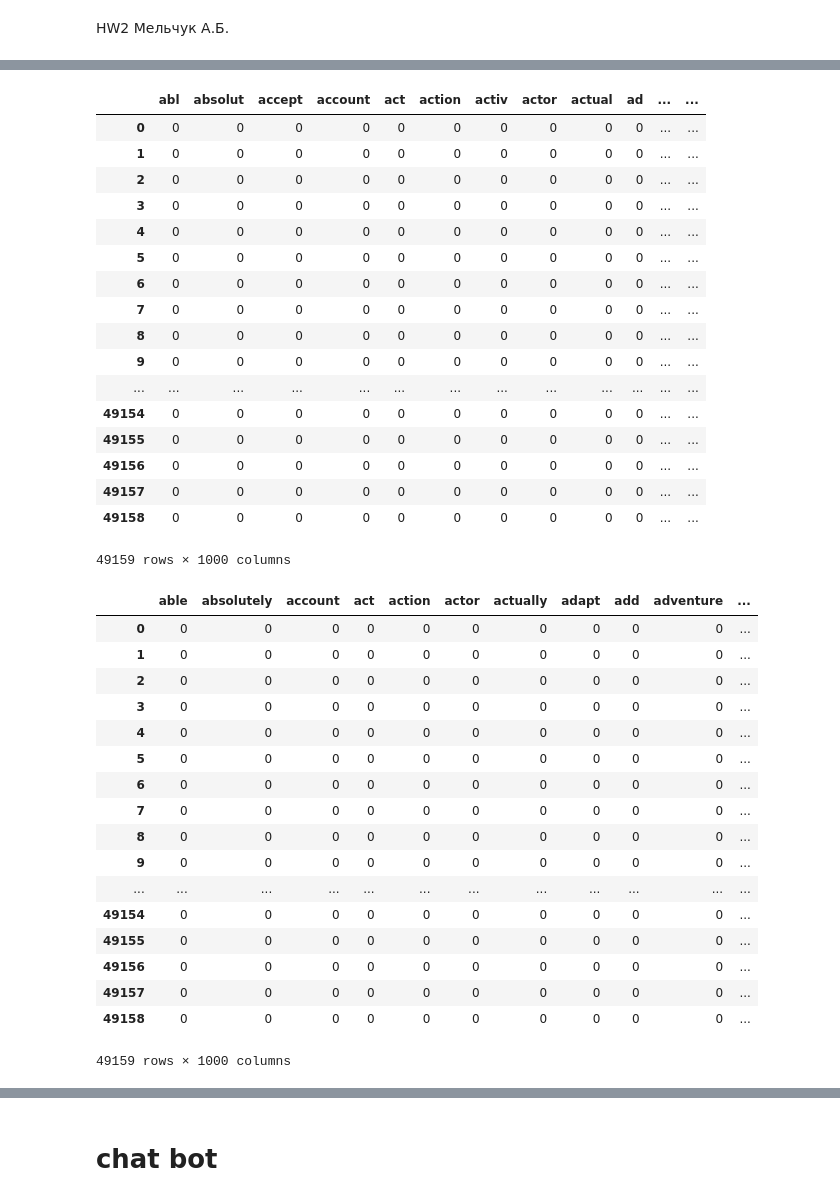
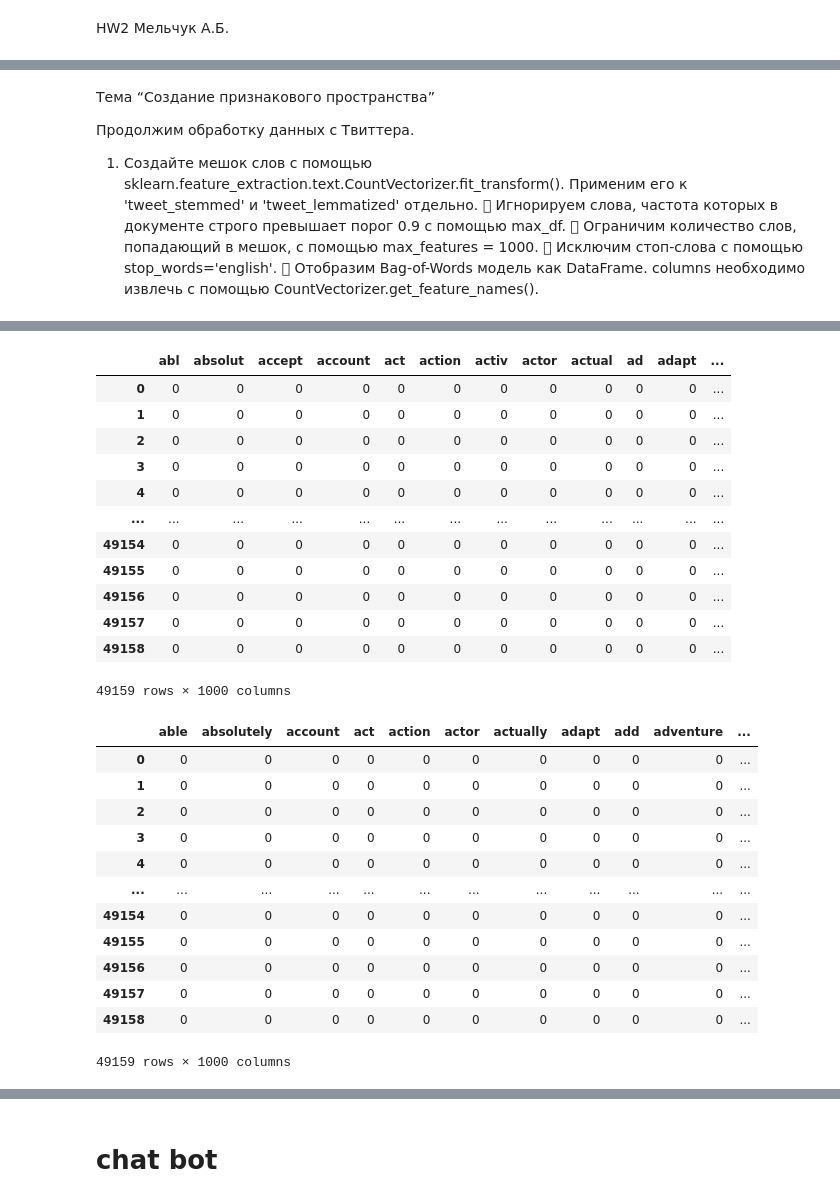
Before and after one commit to mindblower5000/gu-nlp, a Jupyter notebook: hw_lesson_2.ipynb, the cells around one changed output, grey strips where cells are left out. Drawn from its saved outputs; the diff is of its cells as text; code cells hidden in the pictures.

```diff
--- a/hw_lesson_2.ipynb
+++ b/hw_lesson_2.ipynb
@@ -37,3 +3,13 @@ HW2 Мельчук А.Б.
+# %% [markdown]
+Тема “Создание признакового пространства”
+
+Продолжим обработку данных с Твиттера.
+
+1. Создайте мешок слов с помощью sklearn.feature_extraction.text.CountVectorizer.fit_transform(). Применим его к 'tweet_stemmed' и 'tweet_lemmatized' отдельно.
+	Игнорируем слова, частота которых в документе строго превышает порог 0.9 с помощью max_df.
+	Ограничим количество слов, попадающий в мешок, с помощью max_features = 1000.
+	Исключим стоп-слова с помощью stop_words='english'.
+	Отобразим Bag-of-Words модель как DataFrame. columns необходимо извлечь с помощью CountVectorizer.get_feature_names().
 # %%
 import warnings
 warnings.filterwarnings("ignore")
@@ -44,6 +21,6 @@ import numpy as np
 # %%
-tweets = pd.read_pickle('./proccessed_tweets.pkl')
-tweets.head()
+combine_df = pd.read_pickle('/content/combine_df.pkl')
+combine_df.head()
 # %% [output]
 |  | id | label | tweet | tweet_token | tweet_token_filtered | tweet_stemmed | tweet_lemmatized |
 | 0 | 1 | 0.0 | when father is dysfunctional and ... | [when, father, is, dysfunctional,... | [father, dysfunctional, selfish, ... | [father, dysfunct, selfish, drag,... | [father, dysfunctional, selfish, ... |
@@ -52,47 +29,41 @@ tweets.head()
 | 3 | 4 | 0.0 | model love you take with you all ... | [model, love, you, take, with, yo... | [model, love, take, time, ur] | [model, love, take, time, ur] | [model, love, take, time, ur] |
 | 4 | 5 | 0.0 | factsguide society now motivation | [factsguide, society, now, motiva... | [factsguide, society, motivation] | [factsguid, societi, motiv] | [factsguide, society, motivation] |
 # %%
-def identity_tokenizer(text):
+def tokenizer(text):
     return text
 # %%
-stemmed_count_vectorizer = CountVectorizer(tokenizer=identity_tokenizer, stop_words='english',
-                                   lowercase=False, max_df=0.9, max_features=1000)
+count_vectorizer = CountVectorizer(tokenizer=tokenizer, stop_words='english', lowercase=False, max_df=0.9,max_features = 1000)
 
 # Создаем the Bag-of-Words модель
-stemmed_count_bag_of_words = stemmed_count_vectorizer.fit_transform(tweets['tweet_stemmed'].tolist())
+count_bag_of_words = count_vectorizer.fit_transform(combine_df['tweet_stemmed'].tolist())
 
 # Отобразим Bag-of-Words модель как DataFrame
-feature_names = stemmed_count_vectorizer.get_feature_names()
-pd.DataFrame(stemmed_count_bag_of_words.toarray(), columns = feature_names)
+feature_names = count_vectorizer.get_feature_names()
+pd.DataFrame(count_bag_of_words.toarray(), columns = feature_names)
 # %% [output]
-|  | abl | absolut | accept | account | act | action | activ | actor | actual | ad | ... | ... |
-| 0 | 0 | 0 | 0 | 0 | 0 | 0 | 0 | 0 | 0 | 0 | ... | ... |
-| 1 | 0 | 0 | 0 | 0 | 0 | 0 | 0 | 0 | 0 | 0 | ... | ... |
-| 2 | 0 | 0 | 0 | 0 | 0 | 0 | 0 | 0 | 0 | 0 | ... | ... |
-| 3 | 0 | 0 | 0 | 0 | 0 | 0 | 0 | 0 | 0 | 0 | ... | ... |
-| 4 | 0 | 0 | 0 | 0 | 0 | 0 | 0 | 0 | 0 | 0 | ... | ... |
-| 5 | 0 | 0 | 0 | 0 | 0 | 0 | 0 | 0 | 0 | 0 | ... | ... |
-| 6 | 0 | 0 | 0 | 0 | 0 | 0 | 0 | 0 | 0 | 0 | ... | ... |
-| 7 | 0 | 0 | 0 | 0 | 0 | 0 | 0 | 0 | 0 | 0 | ... | ... |
-| 8 | 0 | 0 | 0 | 0 | 0 | 0 | 0 | 0 | 0 | 0 | ... | ... |
-| 9 | 0 | 0 | 0 | 0 | 0 | 0 | 0 | 0 | 0 | 0 | ... | ... |
+|  | abl | absolut | accept | account | act | action | activ | actor | actual | ad | adapt | ... |
+| 0 | 0 | 0 | 0 | 0 | 0 | 0 | 0 | 0 | 0 | 0 | 0 | ... |
+| 1 | 0 | 0 | 0 | 0 | 0 | 0 | 0 | 0 | 0 | 0 | 0 | ... |
+| 2 | 0 | 0 | 0 | 0 | 0 | 0 | 0 | 0 | 0 | 0 | 0 | ... |
+| 3 | 0 | 0 | 0 | 0 | 0 | 0 | 0 | 0 | 0 | 0 | 0 | ... |
+| 4 | 0 | 0 | 0 | 0 | 0 | 0 | 0 | 0 | 0 | 0 | 0 | ... |
 | ... | ... | ... | ... | ... | ... | ... | ... | ... | ... | ... | ... | ... |
-| 49154 | 0 | 0 | 0 | 0 | 0 | 0 | 0 | 0 | 0 | 0 | ... | ... |
-| 49155 | 0 | 0 | 0 | 0 | 0 | 0 | 0 | 0 | 0 | 0 | ... | ... |
-| 49156 | 0 | 0 | 0 | 0 | 0 | 0 | 0 | 0 | 0 | 0 | ... | ... |
-| 49157 | 0 | 0 | 0 | 0 | 0 | 0 | 0 | 0 | 0 | 0 | ... | ... |
-| 49158 | 0 | 0 | 0 | 0 | 0 | 0 | 0 | 0 | 0 | 0 | ... | ... |
+| 49154 | 0 | 0 | 0 | 0 | 0 | 0 | 0 | 0 | 0 | 0 | 0 | ... |
+| 49155 | 0 | 0 | 0 | 0 | 0 | 0 | 0 | 0 | 0 | 0 | 0 | ... |
+| 49156 | 0 | 0 | 0 | 0 | 0 | 0 | 0 | 0 | 0 | 0 | 0 | ... |
+| 49157 | 0 | 0 | 0 | 0 | 0 | 0 | 0 | 0 | 0 | 0 | 0 | ... |
+| 49158 | 0 | 0 | 0 | 0 | 0 | 0 | 0 | 0 | 0 | 0 | 0 | ... |
 49159 rows × 1000 columns
 # %%
-lemmatized_count_vectorizer = CountVectorizer(tokenizer=identity_tokenizer, stop_words='english',
-                                   lowercase=False, max_df=0.9, max_features=1000)
+count_vectorizer_lem = CountVectorizer(tokenizer=tokenizer, stop_words='english',
+                                   lowercase=False, max_df=0.9,max_features = 1000)
 
 # Создаем the Bag-of-Words модель
-lemmatized_count_bag_of_words = lemmatized_count_vectorizer.fit_transform(tweets['tweet_lemmatized'].tolist())
+count_bag_of_words_lem = count_vectorizer_lem.fit_transform(combine_df['tweet_lemmatized'].tolist())
 
 # Отобразим Bag-of-Words модель как DataFrame
-feature_names = lemmatized_count_vectorizer.get_feature_names()
-pd.DataFrame(lemmatized_count_bag_of_words.toarray(), columns = feature_names)
+feature_names = count_vectorizer_lem.get_feature_names()
+pd.DataFrame(count_bag_of_words_lem.toarray(), columns = feature_names)
 # %% [output]
 |  | able | absolutely | account | act | action | actor | actually | adapt | add | adventure | ... |
 | 0 | 0 | 0 | 0 | 0 | 0 | 0 | 0 | 0 | 0 | 0 | ... |
@@ -100,11 +71,6 @@ pd.DataFrame(lemmatized_count_bag_of_words.toarray(), columns = feature_names)
 | 2 | 0 | 0 | 0 | 0 | 0 | 0 | 0 | 0 | 0 | 0 | ... |
 | 3 | 0 | 0 | 0 | 0 | 0 | 0 | 0 | 0 | 0 | 0 | ... |
 | 4 | 0 | 0 | 0 | 0 | 0 | 0 | 0 | 0 | 0 | 0 | ... |
-| 5 | 0 | 0 | 0 | 0 | 0 | 0 | 0 | 0 | 0 | 0 | ... |
-| 6 | 0 | 0 | 0 | 0 | 0 | 0 | 0 | 0 | 0 | 0 | ... |
-| 7 | 0 | 0 | 0 | 0 | 0 | 0 | 0 | 0 | 0 | 0 | ... |
-| 8 | 0 | 0 | 0 | 0 | 0 | 0 | 0 | 0 | 0 | 0 | ... |
-| 9 | 0 | 0 | 0 | 0 | 0 | 0 | 0 | 0 | 0 | 0 | ... |
 | ... | ... | ... | ... | ... | ... | ... | ... | ... | ... | ... | ... |
 | 49154 | 0 | 0 | 0 | 0 | 0 | 0 | 0 | 0 | 0 | 0 | ... |
 | 49155 | 0 | 0 | 0 | 0 | 0 | 0 | 0 | 0 | 0 | 0 | ... |
```
Also changed, not shown: parts of 26 cells of this notebook.
